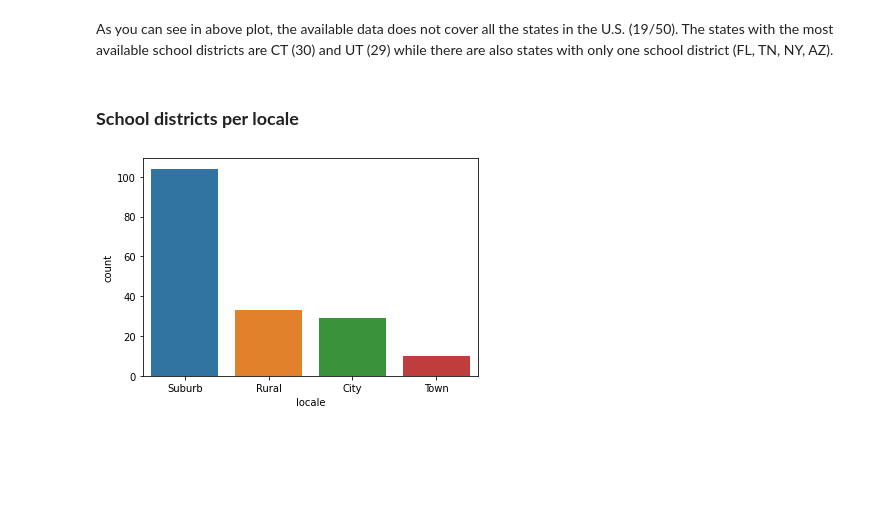
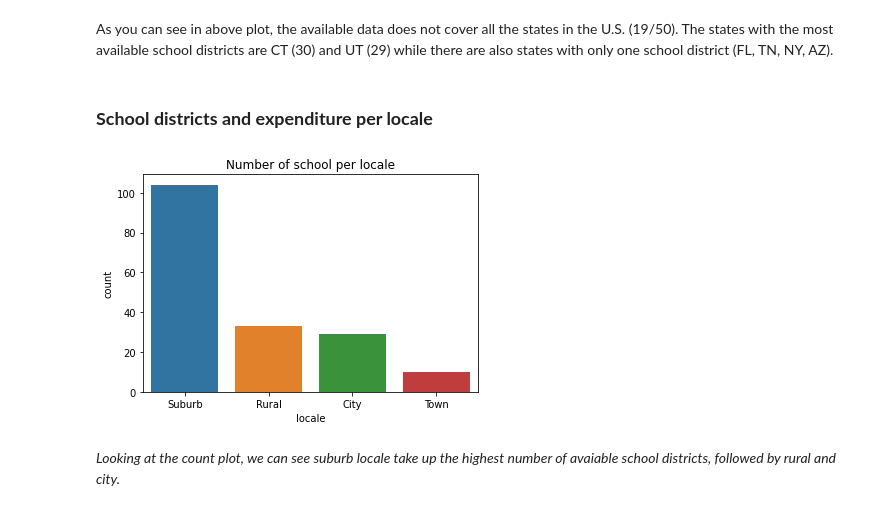
Before and after one commit to tramyynt/COVID-19-impact-on-Digital-Learning, a Jupyter notebook: Covid_19_Impact_on_Digital_Learning_.ipynb, the cells around one changed output. Saved outputs shown, nothing was run; the diff lists cells and outputs as text; code cells hidden in the pictures; blank space fills up the shorter version.

```diff
--- a/Covid_19_Impact_on_Digital_Learning_.ipynb
+++ b/Covid_19_Impact_on_Digital_Learning_.ipynb
@@ -248,7 +255,7 @@ fig.show()
 # %% [markdown]
  As you can see in above plot, the available data does not cover all the states in the U.S. (19/50). The states with the most available school districts are CT (30) and UT (29) while there are also states with only one school district (FL, TN, NY, AZ).
 # %% [markdown]
-### **School districts per locale**
+### **School districts and expenditure per locale**
 # %%
 districts.pp_total_raw.unique()
 temp = districts.groupby('locale').pp_total_raw.value_counts().to_frame()
@@ -257,10 +264,12 @@ temp = temp.reset_index(drop=False)
 # %%
 temp = temp.pivot(index='locale', columns='pp_total_raw')['amount']
 # %%
-sns.countplot(x="locale", data=districts)
+sns.countplot(x="locale", data=districts).set_title('Number of school per locale')
 plt.show()
 # %% [output]
-[figure, old version]
+[figure, new version]
+# %% [markdown]
+*Looking at the count plot, we can see suburb locale take up the highest number of avaiable school districts, followed by rural and city.*
 # %%
 temp = temp[['[4000, 6000[', '[6000, 8000[', '[8000, 10000[', '[10000, 12000[',
        '[12000, 14000[', '[14000, 16000[', '[16000, 18000[',
```
Also changed, not shown: parts of 12 cells of this notebook.
